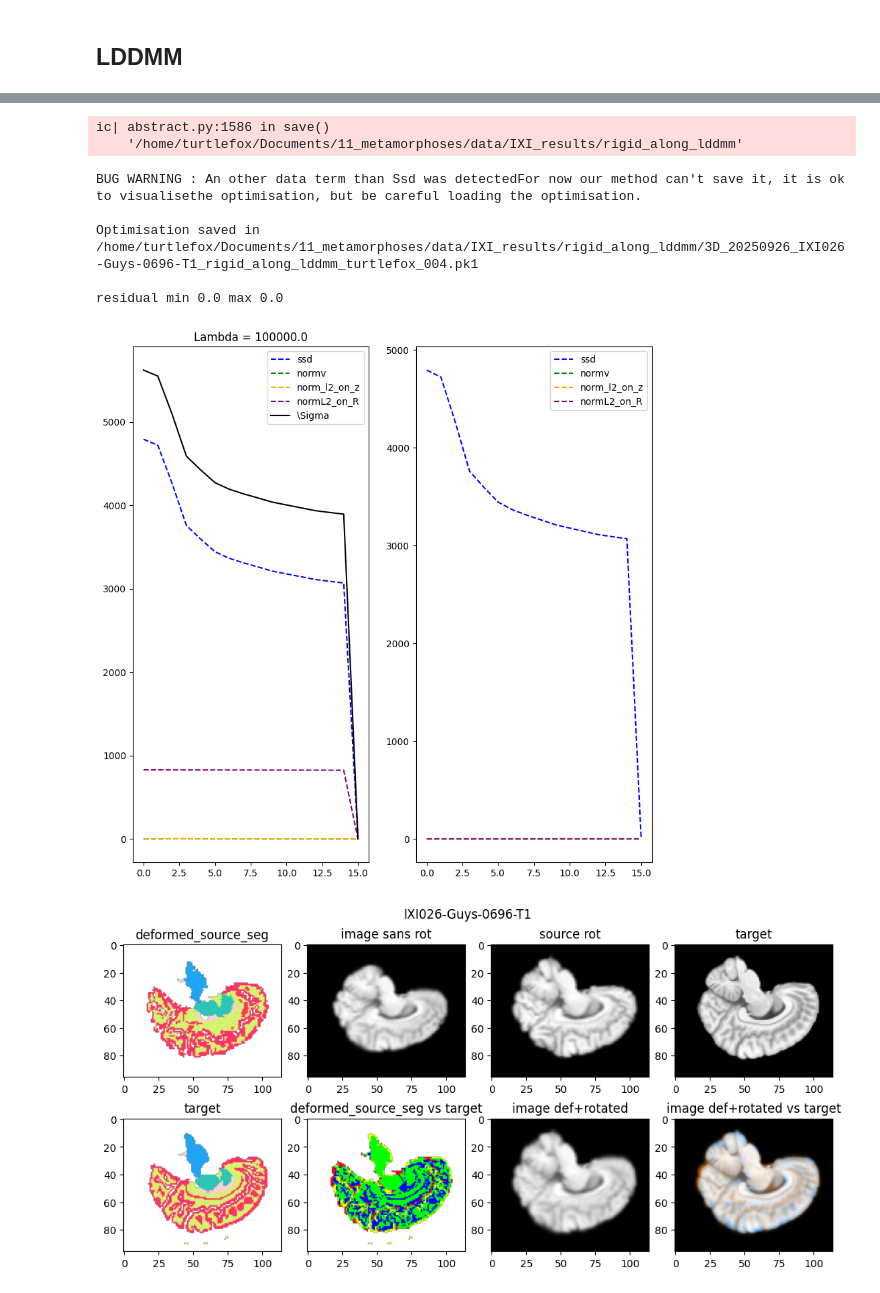
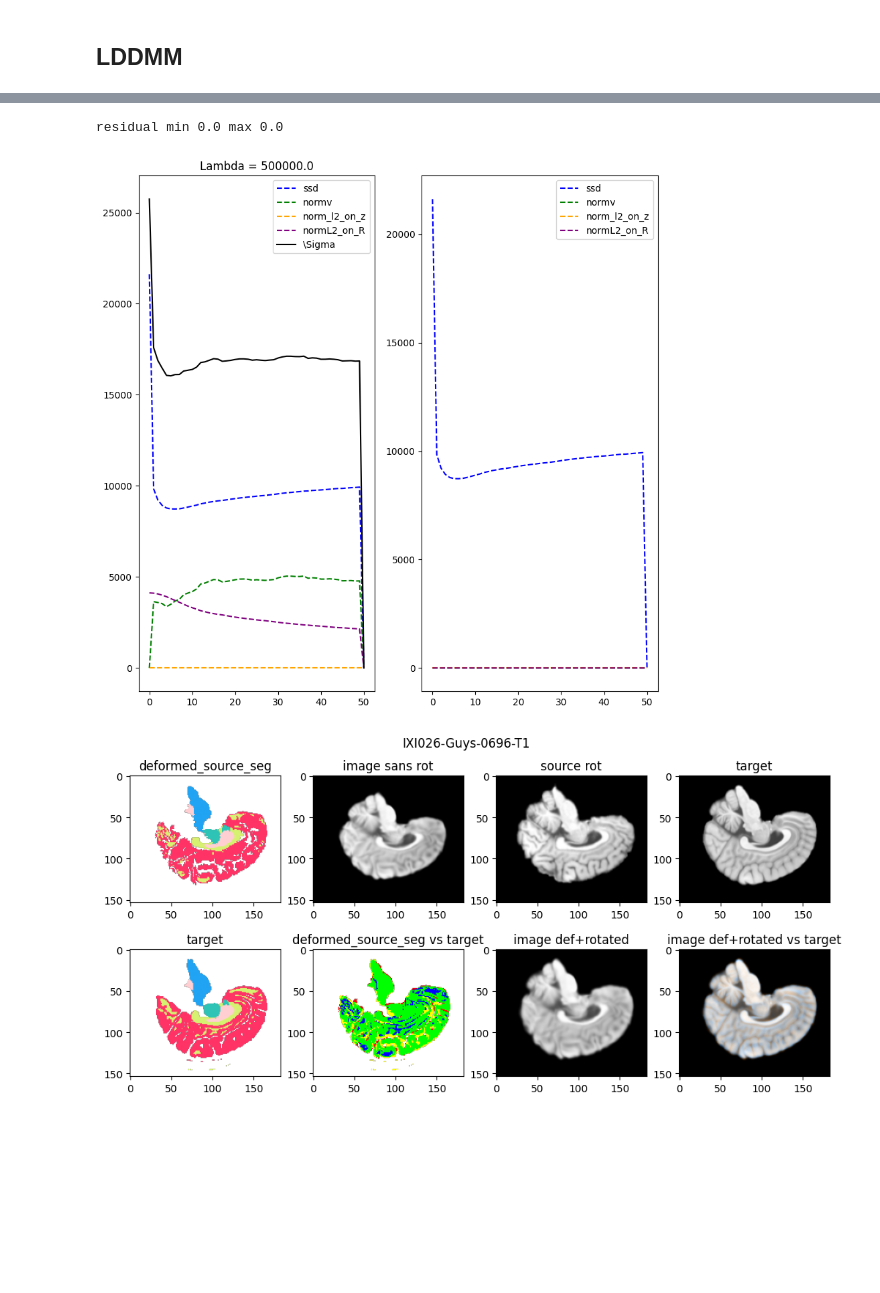
Before and after one commit to antonfrancois/Demeter_metamorphosis, a Jupyter notebook: examples/execute_ixi_template.ipynb, the cells around one changed output, grey strips where cells are left out. Saved outputs shown, nothing was run; the diff lists cells and outputs as text; code cells hidden in the pictures; blank space fills up the shorter version.

```diff
--- a/examples/execute_ixi_template.ipynb
+++ b/examples/execute_ixi_template.ipynb
@@ -170,7 +169,7 @@ pp = eit.IXIToTemplatePreprocessor(
 
 subjects_numbers = [26]#, 28, 26, 50,2, 12]
 RECOMPUTE = False
-RESIZE_FACTOR = .5 if location == 'local' else 1
+RESIZE_FACTOR = 1 if location == 'meso' else .8
 
 # init_csv(result_folder)
 
@@ -260,9 +259,9 @@ best_rotation = tensor([[ 0.3727, -0.8369, -0.4010],
 # %%
-best_momentum_R = torch. tensor([[-0.0014, -0.0374, -0.0021],
-        [ 0.0372, -0.0084,  0.0831],
-        [-0.0042, -0.0830, -0.0069]])
-best_momentum_T = torch. tensor([ 0.0013, -0.0062, -0.0050])
-best_momentum_S = torch. tensor([0.1283, 0.0856, 0.1625])
+best_momentum_R = torch. tensor([[-0.0014, -0.0377, -0.0019],
+        [ 0.0375, -0.0083,  0.0827],
+        [-0.0043, -0.0826, -0.0069]])
+best_momentum_T = torch. tensor([ 0.0014, -0.0064, -0.0053])
+best_momentum_S = torch. tensor([0.1278, 0.0856, 0.1622])
 # %% [markdown]
 ## Check rigid search
 # %%
@@ -404,7 +402,8 @@ ic(momenta)
 
 alpha = .3
 rho = 1
-cost_cst = 1e5
+cost_cst = 5e5
+cost_field = .05
 integration_steps = 10
 
 datacost = mt.Rotation_Ssd_Cost(target_b.to("cuda:0"), alpha=alpha)
@@ -422,41 +421,41 @@ mr = mt.rigid_along_metamorphosis(
   data_term=datacost ,
   integration_steps = integration_steps,
   cost_cst=cost_cst,
-  cst_field = 100,
-  n_iter=15,
+  cst_field = cost_field,
+  n_iter=50,
   save_gpu_memory=False,
-  lbfgs_max_iter = 20,
-  lbfgs_history_size = 20,
+  lbfgs_max_iter = 30,
+  lbfgs_history_size = 30,
   # hamiltonian_integration=True
 )
 
 dices, _ =mr.compute_DICE(seg_source_b, seg_target_b, verbose=True)
 dice = dices[0] | dices[1]
 
-file_save, path = mr.save(f"{subject_name}_rigid_along_lddmm",
-                    light_save=True,
-                    save_path = os.path.join(result_folder, "rigid_along_lddmm")
+# file_save, path = mr.save(f"{subject_name}_rigid_along_lddmm",
+#                     light_save=True,
+#                     save_path = os.path.join(result_folder, "rigid_along_lddmm")
+# )
+now = datetime.now()
+eit.log_metrics(
+    db_path,
+    patient_id=subject_name,
+    method="rigid_along_LDDMM",
+    metrics={'rigid_along_LDDMM ' + k: v for k,v in dice.items()},
+    run_id= str(now) + ' at ' + location,
+    step=0,
+meta={"gpu":torch.cuda.get_device_name(),
+                      "alpha" : alpha,
+                      "cost_field": cost_field,
+                      "rho" : rho,
+                      "cost_cst" : cost_cst,
+                        "sigma" : sigma,
+                      "integration_steps" : integration_steps,
+                      # "file": os.path.join(path, file_save)
+                      }
 )
-now = datetime.now()
-# eit.log_metrics(
-#     db_path,
-#     patient_id=subject_name,
-#     method="rigid_along_LDDMM",
-#     metrics={'rigid_along_LDDMM ' + k: v for k,v in dice.items()},
-#     run_id= str(now) + ' at ' + location,
-#     step=0,
-# meta={"gpu":torch.cuda.get_device_name(),
-#                       "alpha" : alpha,
-#                       "rho" : rho,
-#                       "cost_cst" : cost_cst,
-#                         "sigma" : sigma,
-#                       "integration_steps" : integration_steps,
-#                       "file": os.path.join(path, file_save)
-#                       }
-# )
 
 mr.plot_cost()
-
 
 src_rot = tb.imgDeform(mr.source, mr.mp.get_rigidor())
 img_rot = tb.imgDeform(mr.mp.image, mr.mp.get_rigidor())
@@ -537,12 +536,6 @@ momenta type <class 'dict'>
-ic| abstract.py:1586 in save()
-    '/home/turtlefox/Documents/11_metamorphoses/data/IXI_results/rigid_along_lddmm'
+residual min 0.0 max 0.0
-BUG WARNING : An other data term than Ssd was detectedFor now our method can't save it, it is ok to visualisethe optimisation, but be careful loading the optimisation.
-
-Optimisation saved in /home/turtlefox/Documents/11_metamorphoses/data/IXI_results/rigid_along_lddmm/3D_20250926_IXI026-Guys-0696-T1_rigid_along_lddmm_turtlefox_004.pk1
-
-residual min 0.0 max 0.0
-[figure, old version]
+[figure, new version]
-[figure, old version]
+[figure, new version]
 # %%
 mr.plot_cost()
 # %% [output]
```
Also changed, not shown: parts of 12 cells of this notebook.
